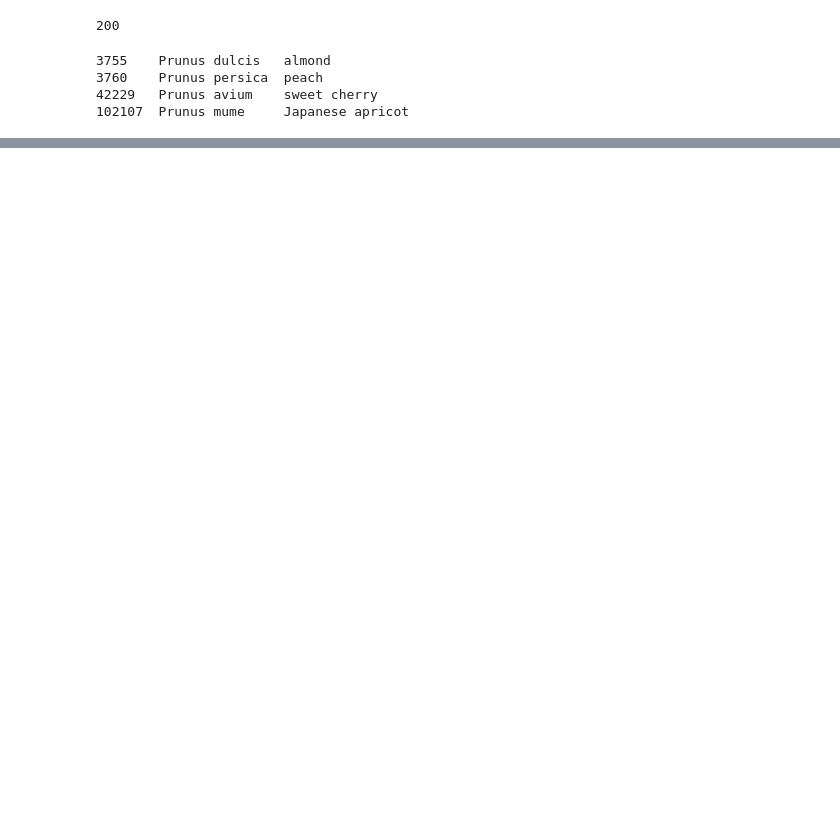
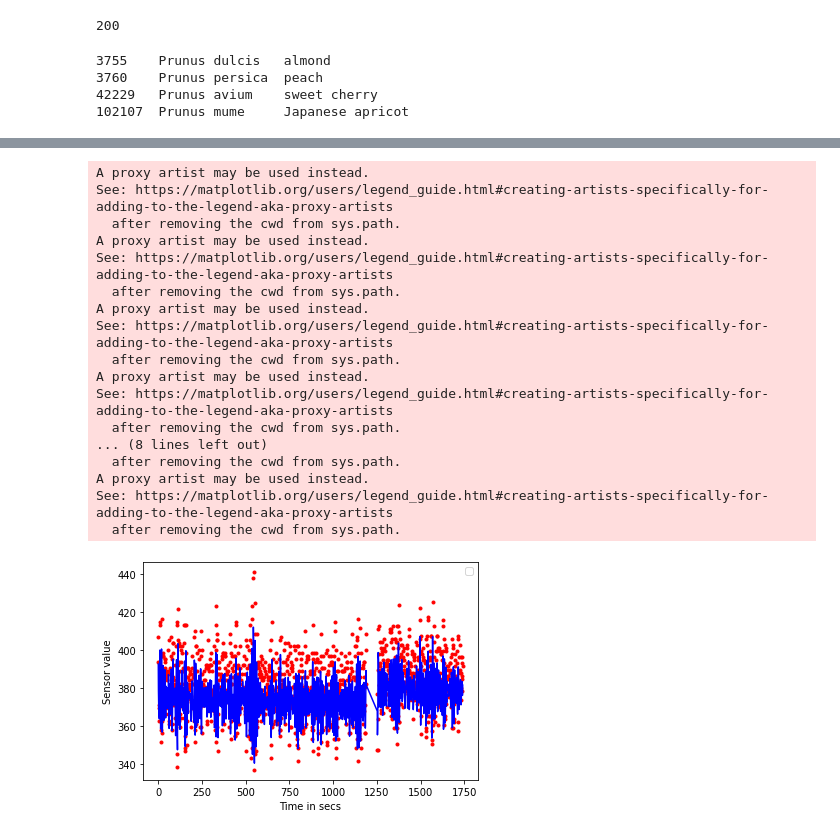
Before and after one commit to thuy1893/miscellaneous, a Jupyter notebook: useful_codes1.ipynb, the cells around one changed output, grey strips where cells are left out. Saved outputs shown, nothing was run; the diff lists cells and outputs as text; code cells hidden in the pictures; blank space fills up the shorter version.

```diff
--- a/useful_codes1.ipynb
+++ b/useful_codes1.ipynb
@@ -109,0 +150,3 @@ for i in (response.text).splitlines(): #without the splitlines() it returns noth
+# %%
+#to substract the first time value from all time values:
+time = time - time[0]
@@ -109,0 +162,7 @@ for i in (response.text).splitlines(): #without the splitlines() it returns noth
+# %%
+#calculate the average of rows and columns:
+import numpy as np
+avg_row = np.mean(sensors, 1)
+avg_col = np.mean(sensors, 0)
+print(avg_row[:3])
+print(avg_col[:3])
@@ -109,0 +178,6 @@ for i in (response.text).splitlines(): #without the splitlines() it returns noth
+# %%
+#concatenate all the data together, putting the average values for each row on the right side of the sensors columns
+my_data = [time, sensors, avg_row]
+result = pd.concat(my_data, axis=1) #the axis 1 here means to put all 3 things stacked column wise from left to right.
+#the axis = 0 would mean to stack the data row wise, on top of each other.
+result.head()
@@ -109,0 +191,4 @@ for i in (response.text).splitlines(): #without the splitlines() it returns noth
+# %%
+#rename the column 0:
+result = result.rename({0:'average'}, axis='columns') #here axis =1 would have worked too
+result.head()
@@ -109,0 +211,28 @@ for i in (response.text).splitlines(): #without the splitlines() it returns noth
+# %%
+plt.figure(1)
+plt.plot(time, sensors['s1'], 'r.')
+plt.plot(time, result['average'], 'b-') #here could have also done: plt.plot(time, avg_row, 'b-')
+plt.legend('Sensor 1', 'Sensors average')
+plt.xlabel('Time in secs')
+plt.ylabel('Sensor value')
+#plt.savefig('apmonitor_plot.png')
+plt.show()
+# %% [output]
+A proxy artist may be used instead.
+See: https://matplotlib.org/users/legend_guide.html#creating-artists-specifically-for-adding-to-the-legend-aka-proxy-artists
+  after removing the cwd from sys.path.
+A proxy artist may be used instead.
+See: https://matplotlib.org/users/legend_guide.html#creating-artists-specifically-for-adding-to-the-legend-aka-proxy-artists
+  after removing the cwd from sys.path.
+A proxy artist may be used instead.
+See: https://matplotlib.org/users/legend_guide.html#creating-artists-specifically-for-adding-to-the-legend-aka-proxy-artists
+  after removing the cwd from sys.path.
+A proxy artist may be used instead.
+See: https://matplotlib.org/users/legend_guide.html#creating-artists-specifically-for-adding-to-the-legend-aka-proxy-artists
+  after removing the cwd from sys.path.
+... (8 lines left out)
+  after removing the cwd from sys.path.
+A proxy artist may be used instead.
+See: https://matplotlib.org/users/legend_guide.html#creating-artists-specifically-for-adding-to-the-legend-aka-proxy-artists
+  after removing the cwd from sys.path.
+[figure, added]
```
Also changed, not shown: parts of 14 cells of this notebook, 1 other file.
